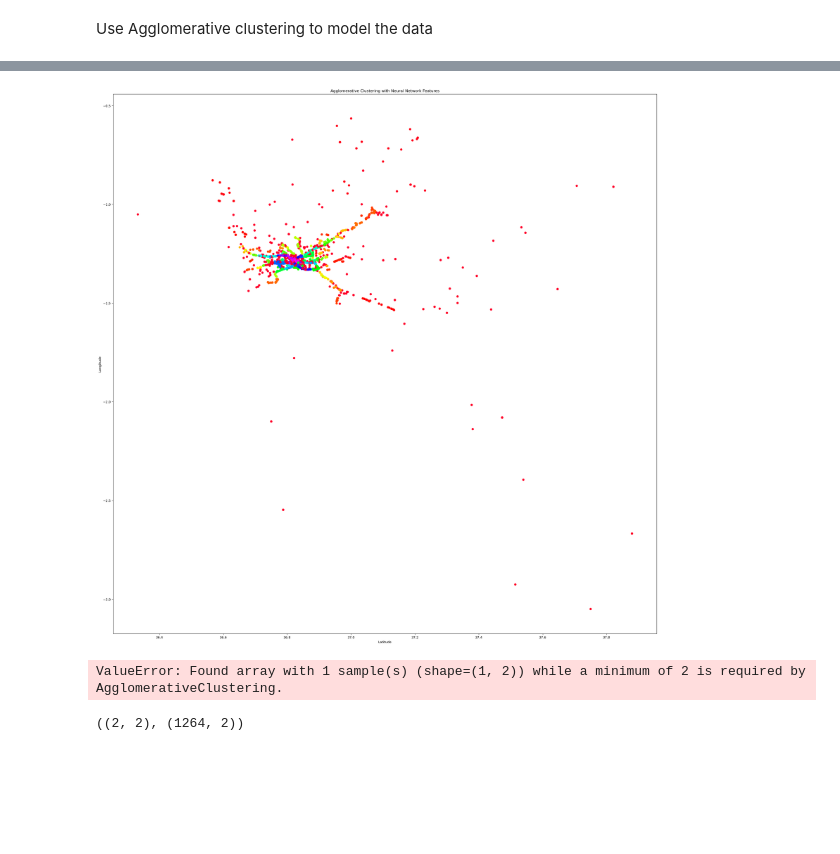
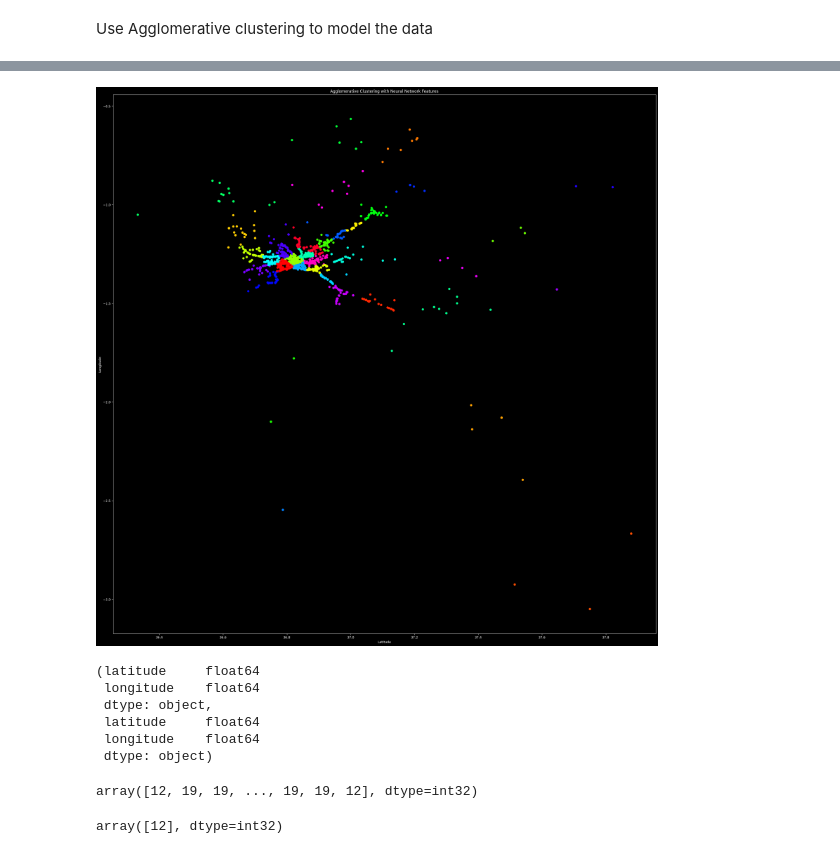
Before and after one commit to Roy-de/NaiRERS, a Jupyter notebook: nairers-ml/ambulance perambulation.ipynb, the cells around one changed output, grey strips where cells are left out. Drawn from its saved outputs; the diff is of its cells as text; code cells hidden in the pictures; blank space fills up the shorter version.

```diff
--- a/nairers-ml/ambulance perambulation.ipynb
+++ b/nairers-ml/ambulance perambulation.ipynb
@@ -195,0 +203,3 @@ array([[-1.2539814, 36.81658  ],
+# %%
+features_df = pd.DataFrame(features.astype(np.float64),columns=['latitude','longitude'])
+features_df
@@ -196,38 +236,46 @@ array([[-1.2539814, 36.81658  ],
 # %%
-from sklearn.cluster import AgglomerativeClustering
+from sklearn.cluster import KMeans
 # Apply hierarchical clustering
-cluster = AgglomerativeClustering(n_clusters=None,distance_threshold=0.75, metric='euclidean')
-clusters = cluster.fit(features)
-clusters = clusters.fit_predict(features)
+cluster = KMeans(n_clusters=35,random_state=42)
+clusters = cluster.fit_predict(features_df)
+
+plt.figure(figsize=(30,30))
+plt.scatter(X_train['longitude'], X_train['latitude'], c=clusters, cmap='gist_rainbow')
+plt.title('Agglomerative Clustering with Neural Network Features')
+plt.xlabel('Latitude')
+plt.ylabel('Longitude')
+plt.show()
+# %% [output]
+[figure, added]
-# %%
-plt.figure(figsize=(30,30))
-plt.scatter(X_train['longitude'], X_train['latitude'], c=clusters, cmap='gist_rainbow')
-plt.title('Agglomerative Clustering with Neural Network Features')
-plt.xlabel('Latitude')
-plt.ylabel('Longitude')
-plt.show()
-# %% [output]
-[figure, removed]
+# %%
+features_df.dtypes , X_Test.dtypes
+# %% [output]
+(latitude     float64
+ longitude    float64
+ dtype: object,
+ latitude     float64
+ longitude    float64
+ dtype: object)
+# %%
+pred = cluster.predict(X_Test)
+pred
+# %% [output]
+array([12, 19, 19, ..., 19, 19, 12], dtype=int32)
 # %%
 import matplotlib.pyplot as plt
 import numpy as np
 
 def predict_clusters(cluster_pred, new_data):
 
-    assigned_clusters = cluster_pred.fit_predict(new_data)
+    assigned_clusters = cluster_pred.predict(new_data)
 
     return assigned_clusters
-
-new_data = pd.DataFrame({'latitude':[-1.230255],
-                         'longitude':[36.841331]})
+new_data = pd.DataFrame({'latitude': [-1.230255],'longitude': [36.841331]})
+new_data = new_data.astype(np.float64)
 # Make predictions on new data
 predicted_clusters = predict_clusters(cluster,new_data)
 
 # Print the predicted clusters
 predicted_clusters
 # %% [output]
-ValueError: Found array with 1 sample(s) (shape=(1, 2)) while a minimum of 2 is required by AgglomerativeClustering.
+array([12], dtype=int32)
-# %%
-new_data.shape ,X_Test.shape
-# %% [output]
-((2, 2), (1264, 2))
```
Also changed, not shown: parts of 13 cells of this notebook, 15 other files.
